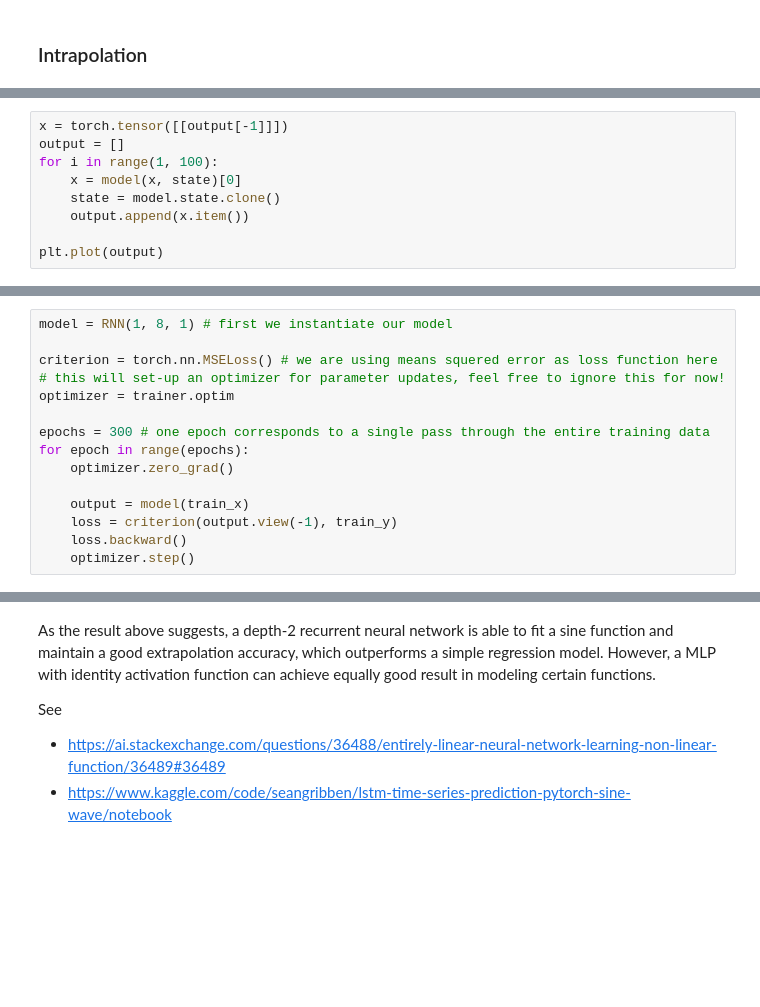
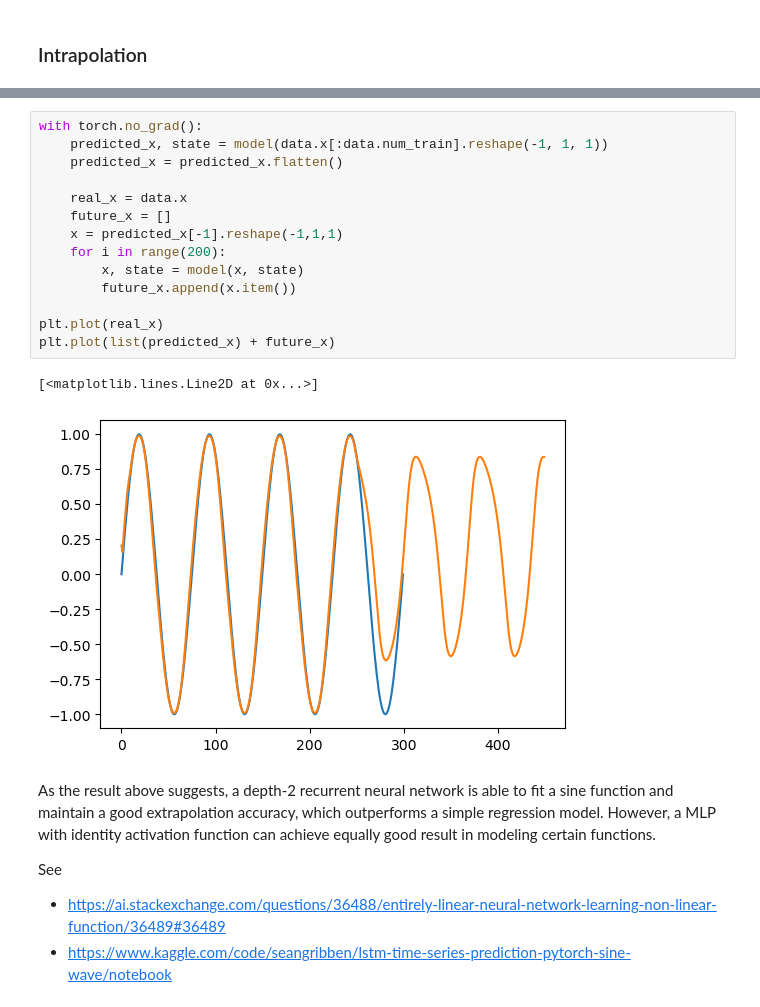
Before and after one commit to ToviTu/The_Ultimate_Guide2DS, a Jupyter notebook: Deep Learning/Recurrent_NN.ipynb, the cells around one changed output, grey strips where cells are left out. Drawn from its saved outputs; the diff is of its cells as text; blank space fills up the shorter version.

```diff
--- a/Deep Learning/Recurrent_NN.ipynb
+++ b/Deep Learning/Recurrent_NN.ipynb
@@ -198,9 +212,0 @@ plt.plot(output)
-# %%
-x = torch.tensor([[output[-1]]])
-output = []
-for i in range(1, 100):
-    x = model(x, state)[0]
-    state = model.state.clone()
-    output.append(x.item())
-
-plt.plot(output)
@@ -233,15 +212,0 @@ torch.Size([59, 1, 1])
-# %%
-model = RNN(1, 8, 1) # first we instantiate our model
-
-criterion = torch.nn.MSELoss() # we are using means squered error as loss function here
-# this will set-up an optimizer for parameter updates, feel free to ignore this for now!
-optimizer = trainer.optim
-
-epochs = 300 # one epoch corresponds to a single pass through the entire training data
-for epoch in range(epochs):
-    optimizer.zero_grad()
-
-    output = model(train_x)
-    loss = criterion(output.view(-1), train_y)
-    loss.backward()
-    optimizer.step()
@@ -291,3 +213,20 @@ ax.legend()
+# %%
+with torch.no_grad():
+    predicted_x, state = model(data.x[:data.num_train].reshape(-1, 1, 1))
+    predicted_x = predicted_x.flatten()
+
+    real_x = data.x
+    future_x = []
+    x = predicted_x[-1].reshape(-1,1,1)
+    for i in range(200):
+        x, state = model(x, state)
+        future_x.append(x.item())
+
+plt.plot(real_x)
+plt.plot(list(predicted_x) + future_x)
+# %% [output]
+[<matplotlib.lines.Line2D at 0x...>]
+[figure, added]
 # %% [markdown]
 As the result above suggests, a depth-2 recurrent neural network is able to fit a sine function and maintain a good extrapolation accuracy, which outperforms a simple regression model. However, a MLP with identity activation function can achieve equally good result in modeling certain functions.
 
```
Also changed, not shown: parts of 15 cells of this notebook, 4 other files.
